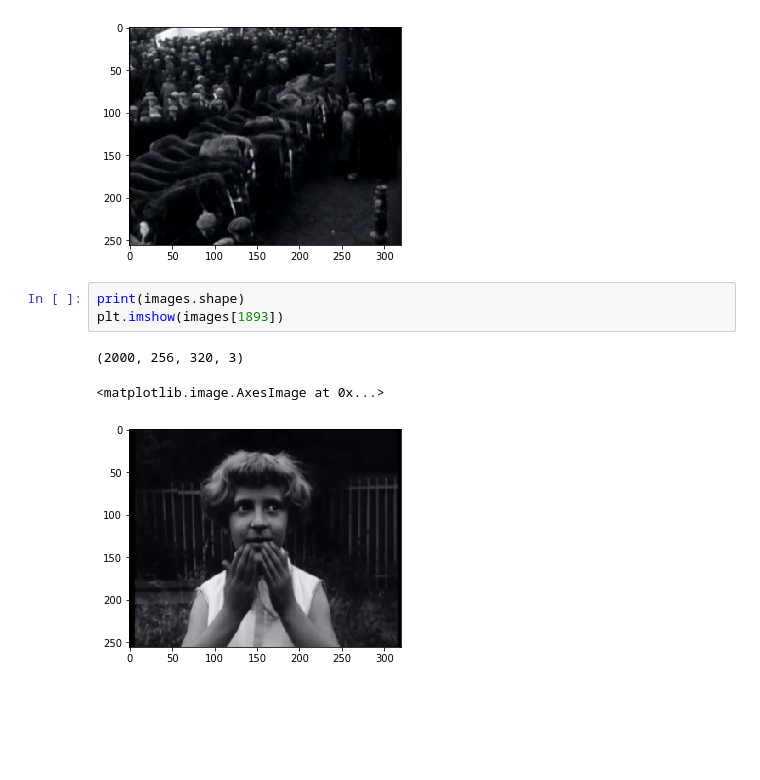
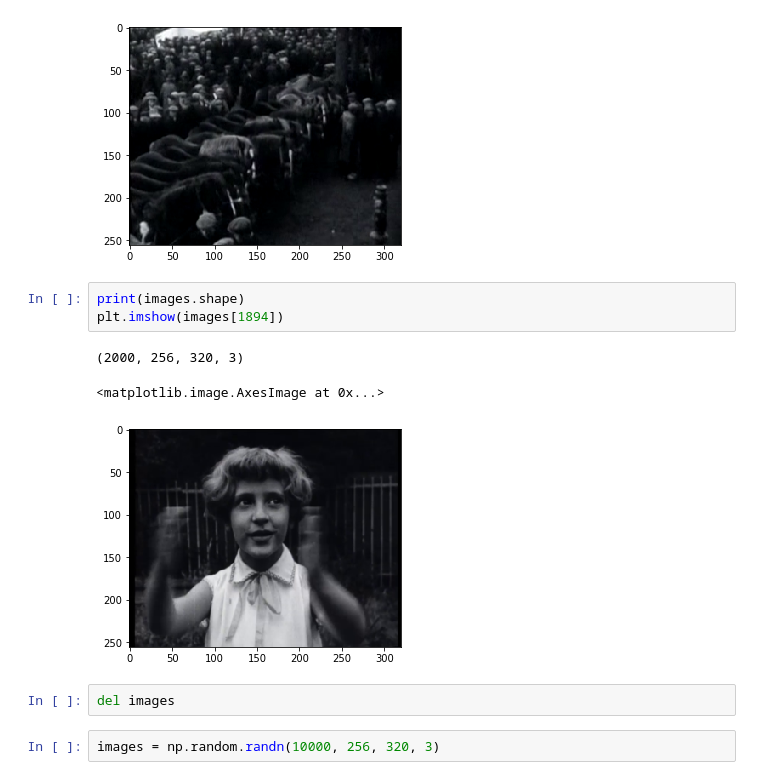
Before and after one commit to pbloem/score, a Jupyter notebook: Test data.ipynb, the cells around one changed output. Saved outputs shown, nothing was run; the diff lists cells and outputs as text; blank space fills up the shorter version.

```diff
--- a/Test data.ipynb
+++ b/Test data.ipynb
@@ -111,8 +111,12 @@ plt.imshow(images[32])
 [figure]
 # %%
 print(images.shape)
-plt.imshow(images[1893])
+plt.imshow(images[1894])
 # %% [output]
 (2000, 256, 320, 3)
 <matplotlib.image.AxesImage at 0x...>
-[figure, old version]
+[figure, new version]
+# %%
+del images
+# %%
+images = np.random.randn(10000, 256, 320, 3)
```
Also changed, not shown: 2 other files.
